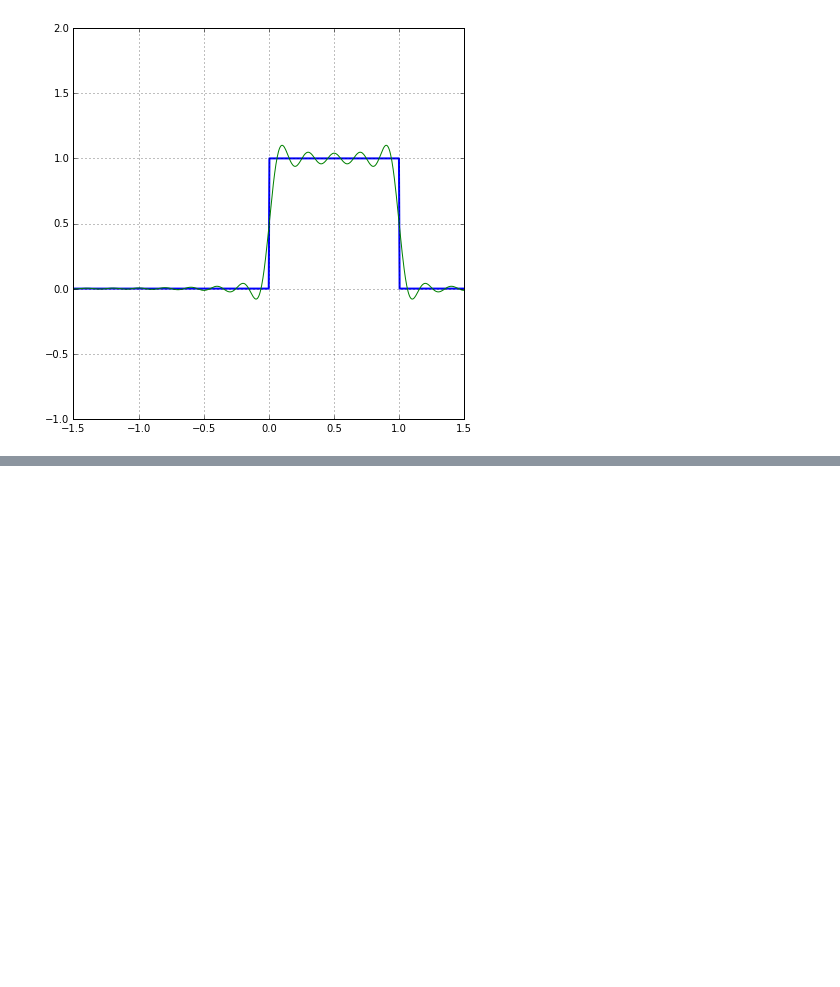
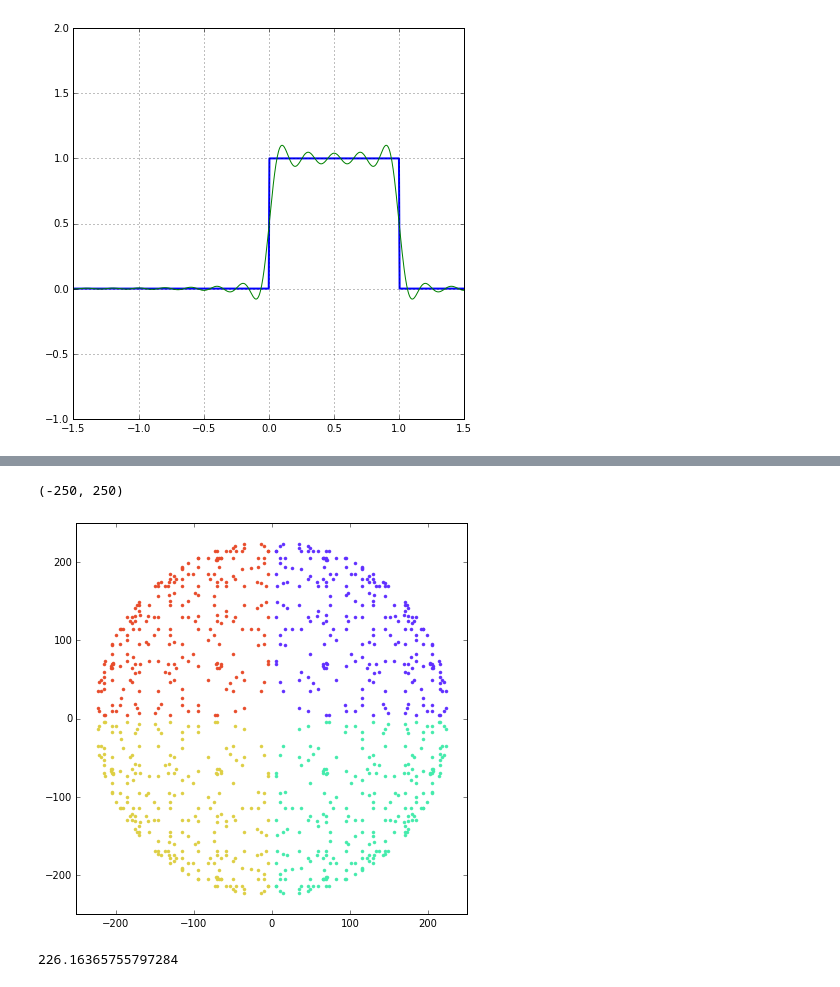
Before and after one commit to mango314/math-blog, a Jupyter notebook: 052217-ratner.ipynb, the cells around one changed output, grey strips where cells are left out. Cells and saved outputs as stored; diff of their text form; code cells hidden in the pictures; blank space fills up the shorter version.

```diff
--- a/052217-ratner.ipynb
+++ b/052217-ratner.ipynb
@@ -343,0 +380,21 @@ plt.grid(True)
+# %%
+N = 2*3*5*11*31*5
+
+x = [(a,b,c) for a in range(int(N**0.5)) for b in range(int(N**0.5)) for c in range(int(N**0.5)) if a**2+b**2+c**2==N]
+
+x = np.array(x)
+
+plt.plot( 1*x[::,0],  1*x[::,1], '.', color='#602FFF')
+plt.plot(-1*x[::,0],  1*x[::,1], '.', color='#E84C2B')
+plt.plot( 1*x[::,0], -1*x[::,1], '.', color='#44EBAC')
+plt.plot(-1*x[::,0], -1*x[::,1], '.', color='#DECF44')
+
+plt.xlim([-250,250])
+plt.ylim([-250,250])
+# %% [output]
+(-250, 250)
+[figure, added]
+# %%
+N**0.5
+# %% [output]
+226.16365755797284
```
Also changed, not shown: parts of 3 cells of this notebook.
